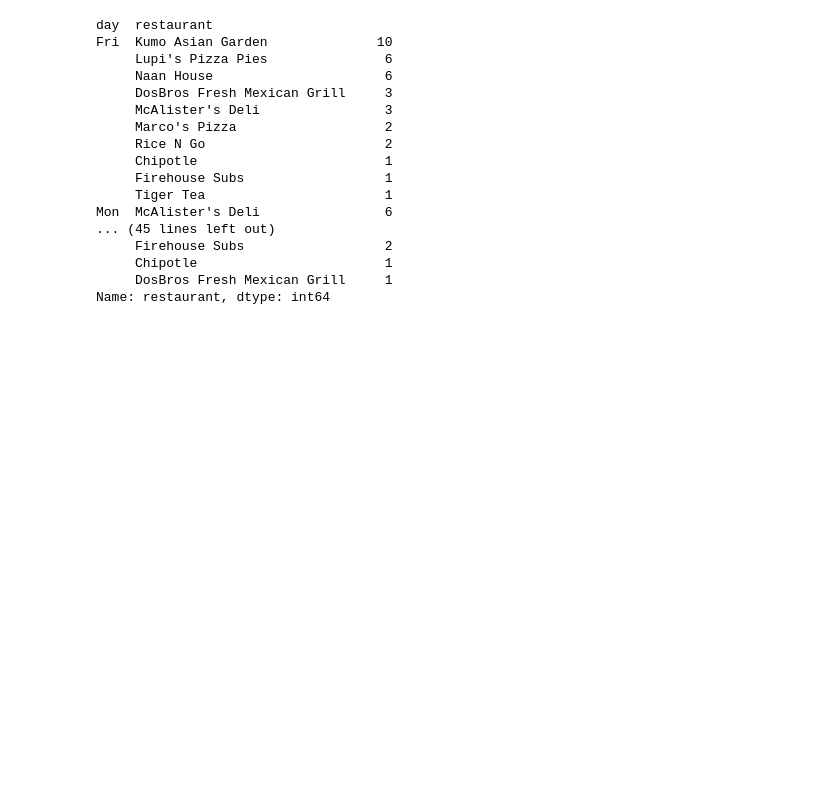
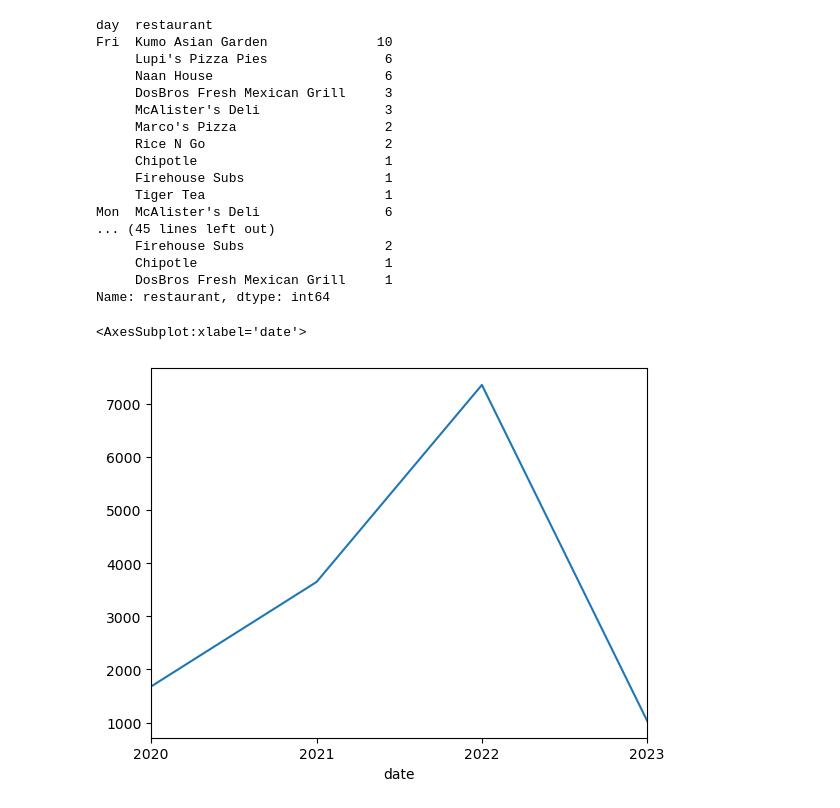
Before and after one commit to kevin-mal-smith/doordash, a Jupyter notebook: Untitled.ipynb, the cells around one changed output. Saved outputs shown, nothing was run; the diff lists cells and outputs as text; code cells hidden in the pictures; blank space fills up the shorter version.

```diff
--- a/Untitled.ipynb
+++ b/Untitled.ipynb
@@ -254,3 +254,10 @@ Mon  McAlister's Deli                6
      Chipotle                        1
      DosBros Fresh Mexican Grill     1
 Name: restaurant, dtype: int64
+# %%
+df=df.set_index('date')
+# %%
+df.resample('y').total.sum().plot()
+# %% [output]
+<AxesSubplot:xlabel='date'>
+[figure, added]
```
Also changed, not shown: parts of 2 cells of this notebook.
